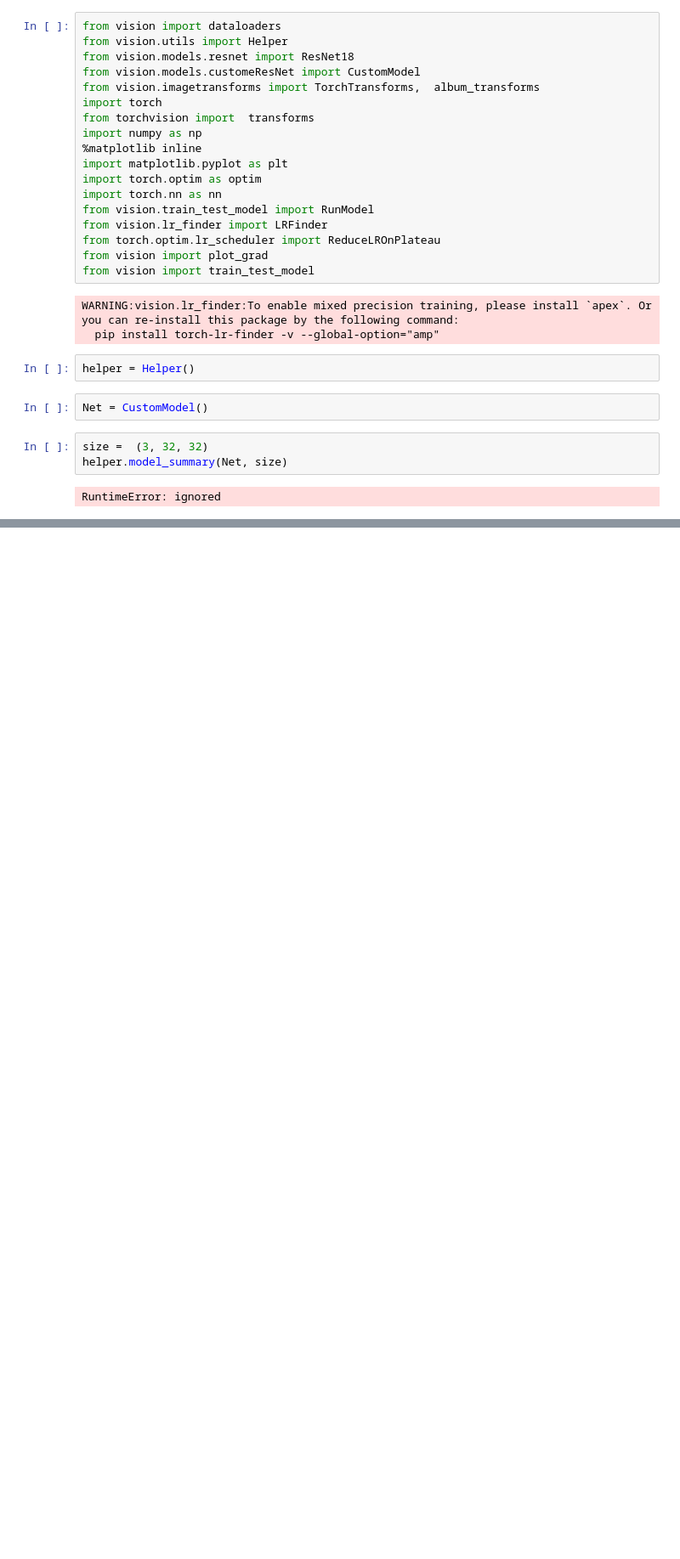
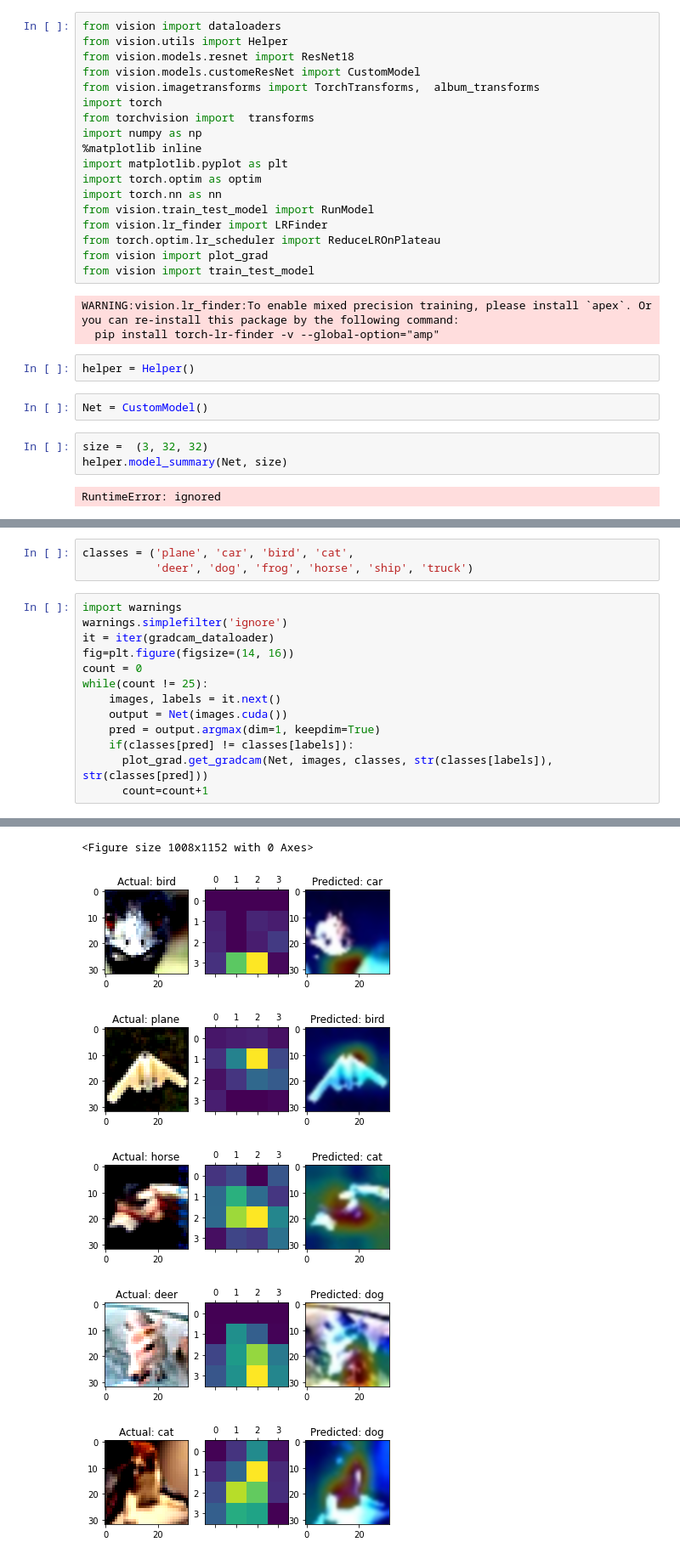
Before and after one commit to hemendra-06/EVA4, a Jupyter notebook: S11/main.ipynb, the cells around one changed output, grey strips where cells are left out. Shown at 85% size. Cells and saved outputs as stored; diff of their text form; blank space fills up the shorter version.

```diff
--- a/S11/main.ipynb
+++ b/S11/main.ipynb
@@ -39,0 +179,17 @@ RuntimeError: ignored
+# %%
+classes = ('plane', 'car', 'bird', 'cat',
+           'deer', 'dog', 'frog', 'horse', 'ship', 'truck')
+# %%
+import warnings
+warnings.simplefilter('ignore')
+it = iter(gradcam_dataloader)
+fig=plt.figure(figsize=(14, 16))
+count = 0
+while(count != 25):
+    images, labels = it.next()
+    output = Net(images.cuda())
+    pred = output.argmax(dim=1, keepdim=True)
+    if(classes[pred] != classes[labels]):
+      plot_grad.get_gradcam(Net, images, classes, str(classes[labels]), str(classes[pred]))
+      count=count+1
+# %% [output]
@@ -39,0 +213,6 @@ RuntimeError: ignored
+<Figure size 1008x1152 with 0 Axes>
+[figure, added]
+[figure, added]
+[figure, added]
+[figure, added]
+[figure, added]
```
Also changed, not shown: parts of 17 cells of this notebook.
